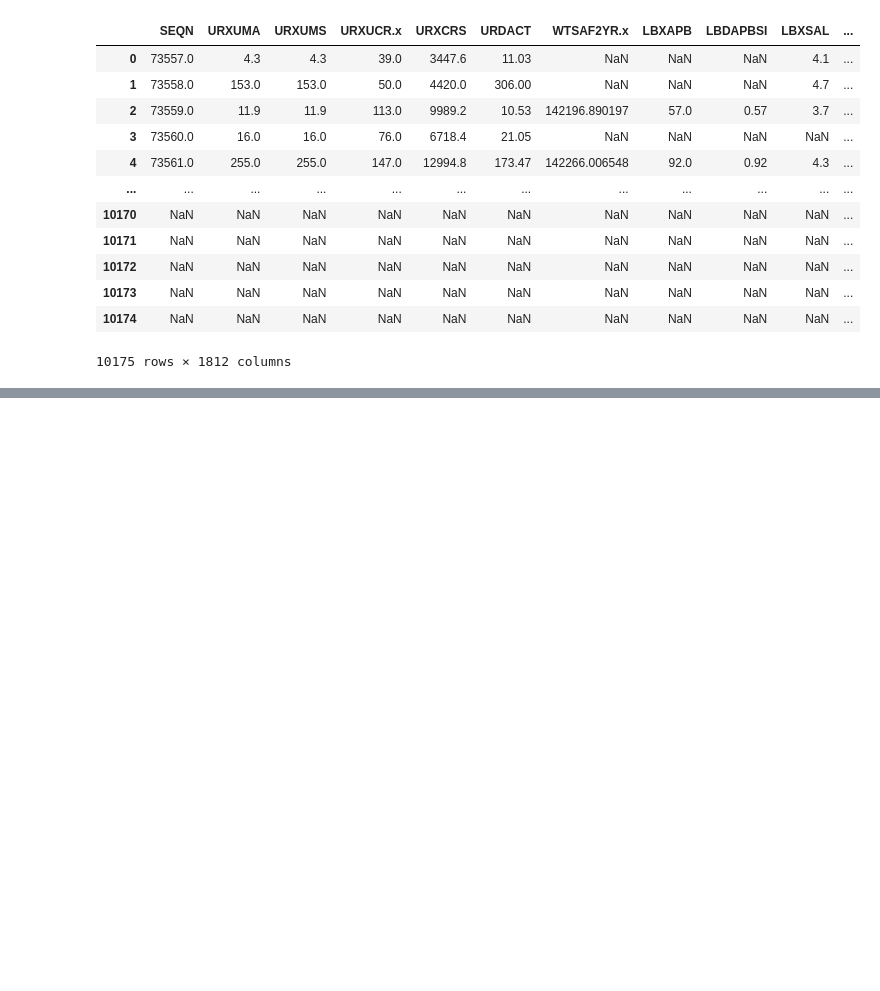
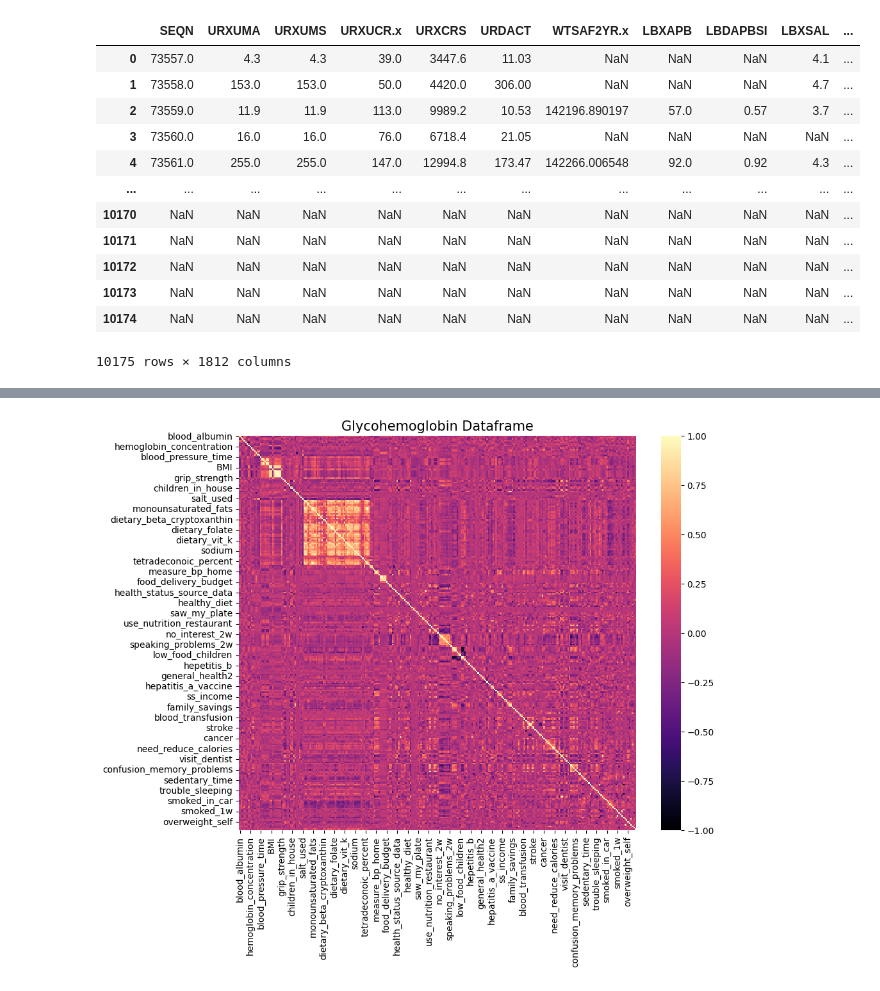
Before and after one commit to ErinPhillips/data_mining_midterm, a Jupyter notebook: diabetes.ipynb, the cells around one changed output, grey strips where cells are left out. Saved outputs shown, nothing was run; the diff lists cells and outputs as text; code cells hidden in the pictures; blank space fills up the shorter version.

```diff
--- a/diabetes.ipynb
+++ b/diabetes.ipynb
@@ -112,0 +515,3 @@ get_nulls(df)
+# %%
+glyco_df = df.groupby('glyco_hemoglobin').mean().sort_values(by=['glyco_hemoglobin'], ascending=True)
+glyco_df.head()
@@ -112,0 +527,4 @@ get_nulls(df)
+# %%
+corr_matrix(glyco_df, 'Glycohemoglobin Dataframe')
+# %% [output]
+[figure, added]
```
Also changed, not shown: parts of 17 cells of this notebook, 1 other file.
